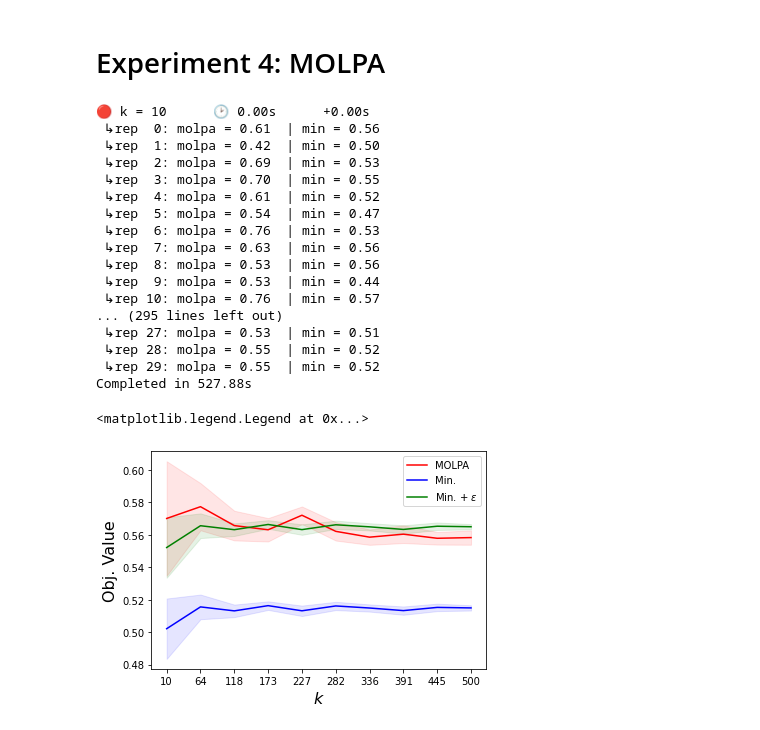
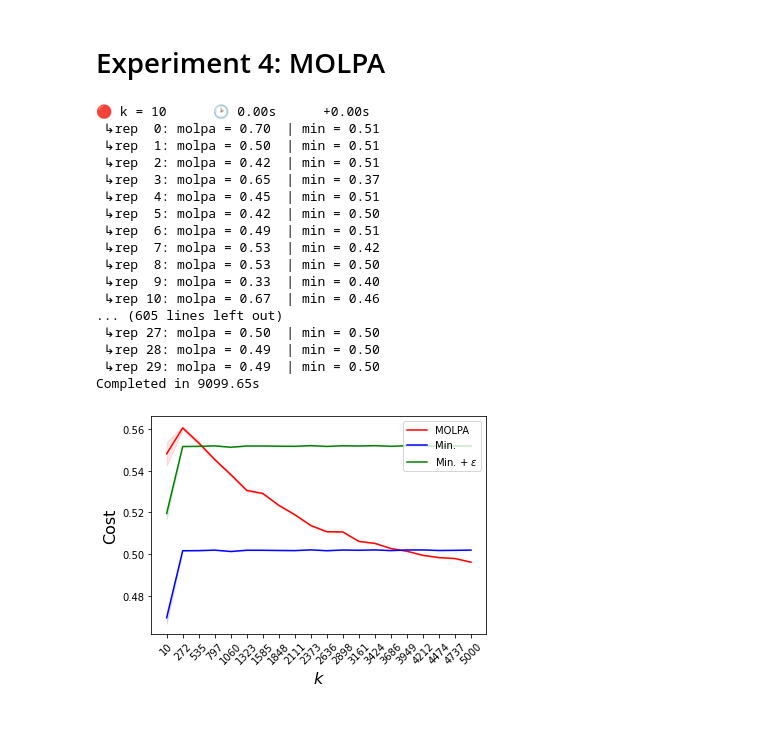
Before and after one commit to majid-khonji/rent-or-buy, a Jupyter notebook: test.ipynb, the cells around one changed output. Drawn from its saved outputs; the diff is of its cells as text; code cells hidden in the pictures.

```diff
--- a/test.ipynb
+++ b/test.ipynb
@@ -351,11 +350,11 @@ epsilon = .05
 # theta = 2 * np.log(12 * B ** 2 / epsilon)
 # K = int(np.ceil(12 * B ** 2 * theta / epsilon**2))
 # print("Theoretical bound: k >=", K)
-K = 500
+K = 5000
 S = 5
 repeat = 30
 
-k_list = np.linspace(10,K,10, dtype=int)
+k_list = np.linspace(10,K,20, dtype=int)
 
 
 sol_vals = np.zeros((len(k_list), repeat))
@@ -376,19 +375,19 @@ for idx,k in enumerate(k_list):
 print("Completed in %-4.2fs "%(time.time()-t1))
 # %% [output]
 🔴 k = 10      🕑 0.00s      +0.00s
- ↳rep  0: molpa = 0.61  | min = 0.56
- ↳rep  1: molpa = 0.42  | min = 0.50
- ↳rep  2: molpa = 0.69  | min = 0.53
- ↳rep  3: molpa = 0.70  | min = 0.55
- ↳rep  4: molpa = 0.61  | min = 0.52
- ↳rep  5: molpa = 0.54  | min = 0.47
- ↳rep  6: molpa = 0.76  | min = 0.53
- ↳rep  7: molpa = 0.63  | min = 0.56
- ↳rep  8: molpa = 0.53  | min = 0.56
- ↳rep  9: molpa = 0.53  | min = 0.44
- ↳rep 10: molpa = 0.76  | min = 0.57
-... (295 lines left out)
- ↳rep 27: molpa = 0.53  | min = 0.51
- ↳rep 28: molpa = 0.55  | min = 0.52
- ↳rep 29: molpa = 0.55  | min = 0.52
-Completed in 527.88s
+ ↳rep  0: molpa = 0.70  | min = 0.51
+ ↳rep  1: molpa = 0.50  | min = 0.51
+ ↳rep  2: molpa = 0.42  | min = 0.51
+ ↳rep  3: molpa = 0.65  | min = 0.37
+ ↳rep  4: molpa = 0.45  | min = 0.51
+ ↳rep  5: molpa = 0.42  | min = 0.50
+ ↳rep  6: molpa = 0.49  | min = 0.51
+ ↳rep  7: molpa = 0.53  | min = 0.42
+ ↳rep  8: molpa = 0.53  | min = 0.50
+ ↳rep  9: molpa = 0.33  | min = 0.40
+ ↳rep 10: molpa = 0.67  | min = 0.46
+... (605 lines left out)
+ ↳rep 27: molpa = 0.50  | min = 0.50
+ ↳rep 28: molpa = 0.49  | min = 0.50
+ ↳rep 29: molpa = 0.49  | min = 0.50
+Completed in 9099.65s
@@ -395,31 +396,31 @@ Completed in 527.88s
 # %%
-avg_w = np.mean(sol_vals, axis=1)
+avg_sol = np.mean(sol_vals, axis=1)
 avg_min = np.mean(min_vals, axis=1)
-ci_w = 1.96 * np.std(sol_vals,axis=1)/np.sqrt(repeat)
+ci_sol = 1.96 * np.std(sol_vals,axis=1)/np.sqrt(repeat)
 ci_min = 1.96 * np.std(min_vals,axis=1)/np.sqrt(repeat)
 
 
 
 plt.clf()
 plt.xlabel("$k$", fontsize=16)
-plt.ylabel("Obj. Value", fontsize=16)
+plt.ylabel("Cost", fontsize=16)
 
 # plt.boxplot(r_ratio.transpose());
 
-positions = np.arange(1, len(std_list)+1)
+positions = np.arange(1, len(k_list)+1)
 
-plt.plot(positions, avg_w, label="MOLPA", color='r')
-plt.fill_between(positions, (avg_w-ci_w), (avg_w+ci_w), color='r', alpha=.1)
+plt.plot(positions, avg_sol, label="MOLPA", color='r')
+plt.fill_between(positions, (avg_sol-ci_sol), (avg_sol+ci_sol), color='r', alpha=.1)
 
 plt.plot(positions, avg_min, label="Min.", color='b')
 plt.fill_between(positions, (avg_min-ci_min), (avg_min+ci_min), color='b', alpha=.1)
 
 plt.plot(positions, avg_min + epsilon, label="Min. + $\epsilon$", color='g')
 plt.fill_between(positions, (avg_min+epsilon-ci_min), (avg_min+epsilon+ci_min), color='g', alpha=.1)
 
 formated_list = [elem for elem in k_list ]
 plt.xticks(positions, formated_list);
 plt.legend(loc='upper right')
+plt.xticks(rotation=45);
 # %% [output]
-<matplotlib.legend.Legend at 0x...>
-[figure, old version]
+[figure, new version]
```
Also changed, not shown: parts of 6 cells of this notebook, 1 other file.
